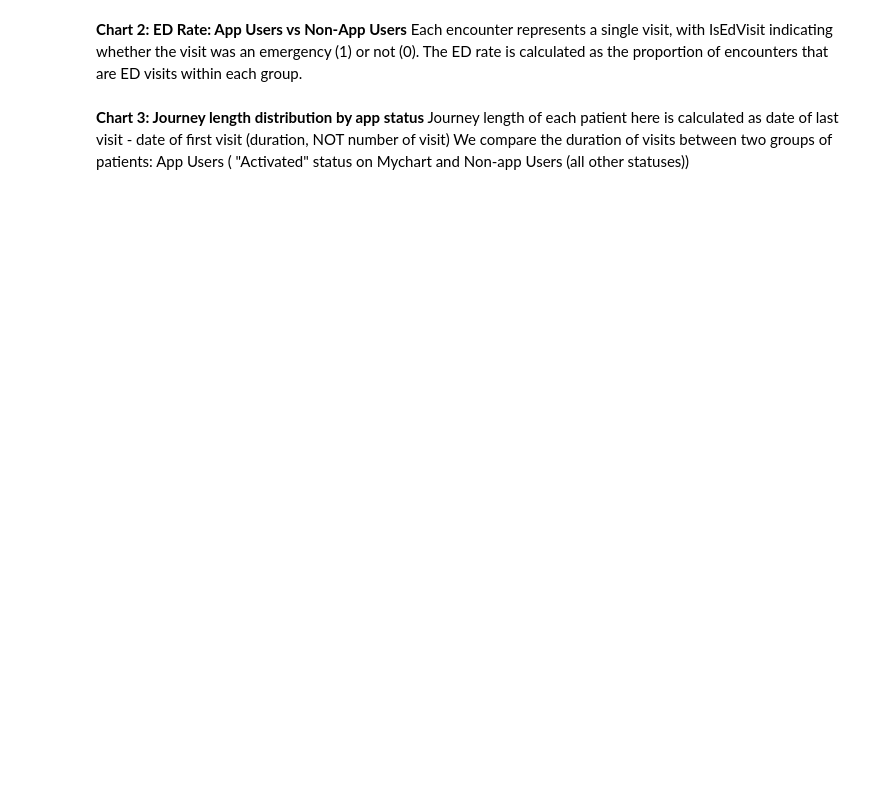
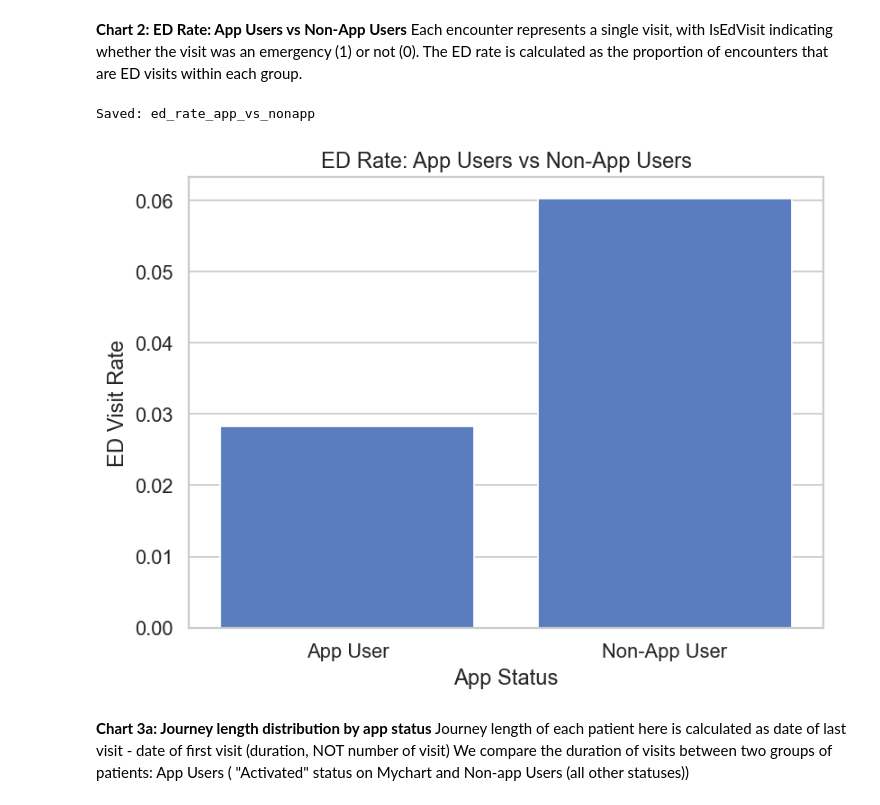
Before and after one commit to SYzhao666/datafest2026, a Jupyter notebook: notebooks/03_visualizations.ipynb, the cells around one changed output. Saved outputs shown, nothing was run; the diff lists cells and outputs as text; code cells hidden in the pictures; blank space fills up the shorter version.

```diff
--- a/notebooks/03_visualizations.ipynb
+++ b/notebooks/03_visualizations.ipynb
@@ -87,7 +92,7 @@ pat = load_patients()
 
 enc = load_encounters(
     cols=["PatientDurableKey", "IsEdVisit"],
-    sample_frac=1.0   # FULL DATA
+    sample_frac=0.1   # 10% sample for faster processing, adjust as needed
 )
 
 # Exclude unknown MyChart status
@@ -108,35 +113,38 @@ enc_app = enc.merge(
     pat_status,
     left_on="PatientDurableKey",
     right_on="DurableKey",
     how="inner"
 )
 
 # Compute ED rate
 # mean(IsEdVisit) = (# ED visits) / (total visits)
 ed_rate_df = (
     enc_app
     .groupby("app_status")["IsEdVisit"]
     .mean()
     .reset_index(name="ed_rate")
 )
 
 # Plot
 plt.figure(figsize=(7, 5))
 
 sns.barplot(
     data=ed_rate_df,
     x="app_status",
     y="ed_rate"
 )
 
 plt.title("ED Rate: App Users vs Non-App Users")
 plt.xlabel("App Status")
 plt.ylabel("ED Visit Rate")
 
 save_fig(plt.gcf(), "ed_rate_app_vs_nonapp")
 plt.show()
+# %% [output]
+Saved: ed_rate_app_vs_nonapp
+[figure, added]
 # %% [markdown]
-**Chart 3: Journey length distribution by app status**
+**Chart 3a: Journey length distribution by app status**
 Journey length of each patient here is calculated as date of last visit - date of first visit (duration, NOT number of visit)
 We compare the duration of visits between two groups of patients: App Users ( "Activated" status on Mychart and Non-app Users (all other statuses))
 # %%
```
Also changed, not shown: parts of 16 cells of this notebook.
